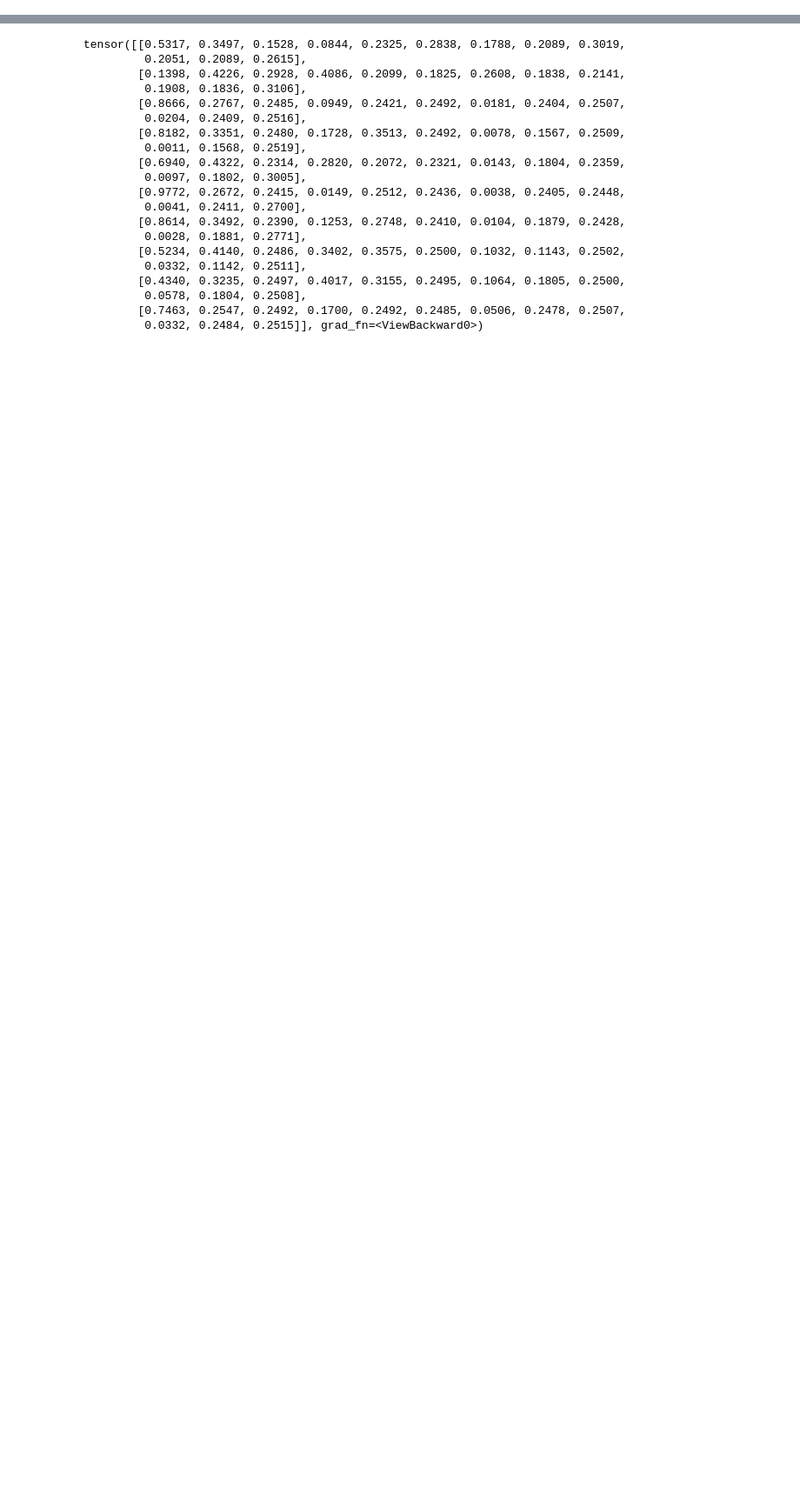
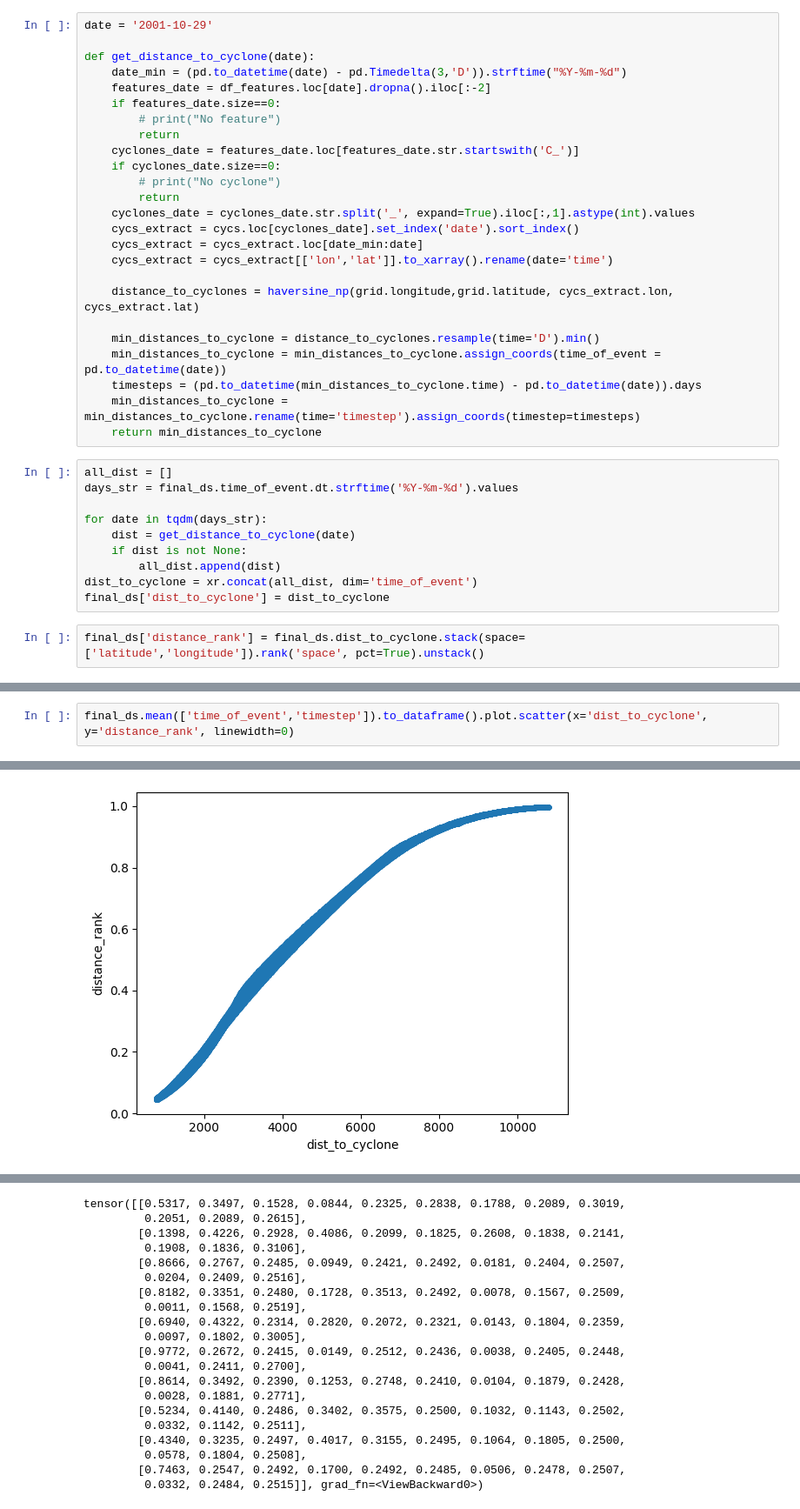
Before and after one commit to rguilcas/predict_rain_norway, a Jupyter notebook: assessment_of_nn/attributions_all_timesteps.ipynb, the cells around one changed output, grey strips where cells are left out. Shown at 87% size. Saved outputs shown, nothing was run; the diff lists cells and outputs as text; blank space fills up the shorter version.

Commit message:
sort some notebookss

```diff
--- a/assessment_of_nn/attributions_all_timesteps.ipynb
+++ b/assessment_of_nn/attributions_all_timesteps.ipynb
@@ -26,0 +200,37 @@ samples_to_attribute = 'all-extr'
+# %%
+date = '2001-10-29'
+
+def get_distance_to_cyclone(date):
+    date_min = (pd.to_datetime(date) - pd.Timedelta(3,'D')).strftime("%Y-%m-%d")
+    features_date = df_features.loc[date].dropna().iloc[:-2]
+    if features_date.size==0:
+        # print("No feature")
+        return
+    cyclones_date = features_date.loc[features_date.str.startswith('C_')]
+    if cyclones_date.size==0:
+        # print("No cyclone")
+        return
+    cyclones_date = cyclones_date.str.split('_', expand=True).iloc[:,1].astype(int).values
+    cycs_extract = cycs.loc[cyclones_date].set_index('date').sort_index()
+    cycs_extract = cycs_extract.loc[date_min:date]
+    cycs_extract = cycs_extract[['lon','lat']].to_xarray().rename(date='time')
+
+    distance_to_cyclones = haversine_np(grid.longitude,grid.latitude, cycs_extract.lon, cycs_extract.lat)
+
+    min_distances_to_cyclone = distance_to_cyclones.resample(time='D').min()
+    min_distances_to_cyclone = min_distances_to_cyclone.assign_coords(time_of_event = pd.to_datetime(date))
+    timesteps = (pd.to_datetime(min_distances_to_cyclone.time) - pd.to_datetime(date)).days
+    min_distances_to_cyclone = min_distances_to_cyclone.rename(time='timestep').assign_coords(timestep=timesteps)
+    return min_distances_to_cyclone
+# %%
+all_dist = []
+days_str = final_ds.time_of_event.dt.strftime('%Y-%m-%d').values
+
+for date in tqdm(days_str):
+    dist = get_distance_to_cyclone(date)
+    if dist is not None:
+        all_dist.append(dist)
+dist_to_cyclone = xr.concat(all_dist, dim='time_of_event')
+final_ds['dist_to_cyclone'] = dist_to_cyclone
+# %%
+final_ds['distance_rank'] = final_ds.dist_to_cyclone.stack(space=['latitude','longitude']).rank('space', pct=True).unstack()
@@ -26,0 +247,3 @@ samples_to_attribute = 'all-extr'
+# %%
+final_ds.mean(['time_of_event','timestep']).to_dataframe().plot.scatter(x='dist_to_cyclone', y='distance_rank', linewidth=0)
+# %% [output]
@@ -26,0 +251 @@ samples_to_attribute = 'all-extr'
+[figure, added]
```
Also changed, not shown: parts of 102 cells of this notebook, 15 other files.
